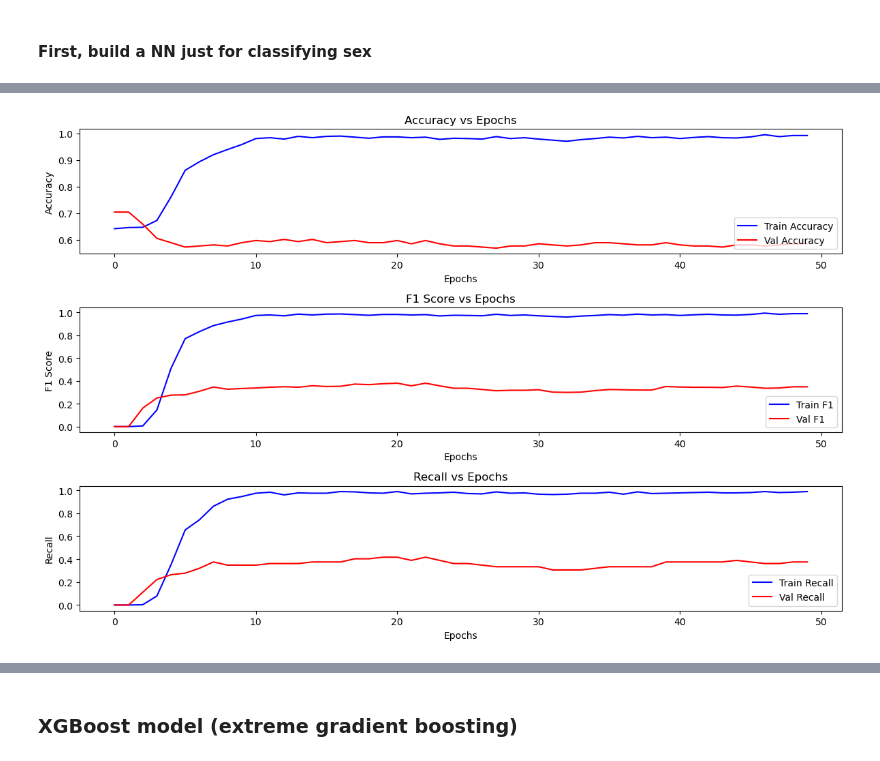
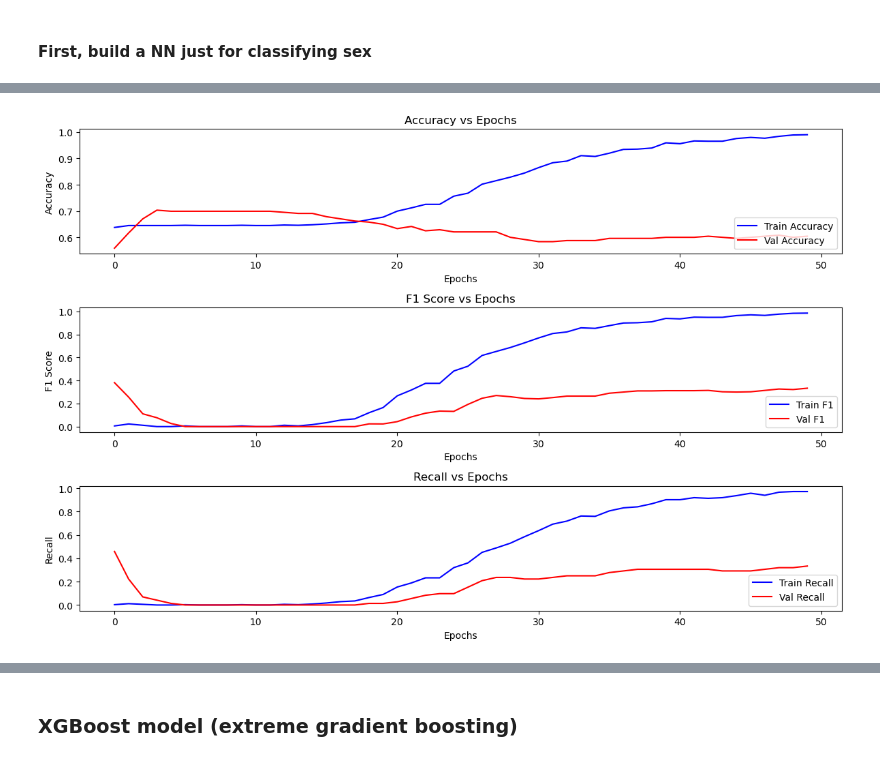
Before and after one commit to itszoetom/WiDSdatathon, a Jupyter notebook: model/model.ipynb, the cells around one changed output, grey strips where cells are left out. Drawn from its saved outputs; the diff is of its cells as text; code cells hidden in the pictures.

```diff
--- a/model/model.ipynb
+++ b/model/model.ipynb
@@ -316,8 +379,8 @@ y_adhd = train_soln["ADHD_Outcome"]
 #### First, build a NN just for classifying sex
 # %%
 # Split into train and validation using y_sex
-X_train, X_val, y_train_sex, y_val_sex = train_test_split(
-    X, y_sex, test_size=0.2, random_state=42
+X_train, X_val, y_train_sex, y_val_sex, y_train_adhd, y_val_adhd = train_test_split(
+    X, y_sex, y_adhd, test_size=0.2, random_state=42
 )
 # %%
 # Scale inputs
@@ -335,13 +402,19 @@ y_val_tensor = torch.tensor(y_val_sex.values, dtype=torch.float32).unsqueeze(1)
 from sklearn.utils.class_weight import compute_class_weight
 import torch
 
-# Assuming y_train_tensor contains the training labels
-class_weights = compute_class_weight(
-    class_weight="balanced", classes=[0, 1], y=y_train_tensor.numpy().flatten()
+class_weights_sex = compute_class_weight(
+    class_weight="balanced", classes=[0, 1], y=y_train_tensor_sex.numpy().flatten()
+)
+# Convert to tensor
+class_weights_sex = torch.tensor(class_weights_sex)
+
+
+class_weights_adhd = compute_class_weight(
+    class_weight="balanced", classes=[0, 1], y=y_train_tensor_adhd.numpy().flatten()
 )
 
 # Convert to tensor
-class_weights = torch.tensor(class_weights, dtype=torch.float32)
+class_weights_adhd = torch.tensor(class_weights_adhd)
 # %%
 class SimpleNN(nn.Module):
     def __init__(self, input_dim):
@@ -364,18 +437,15 @@ class SimpleNN(nn.Module):
         return x
 # %%
 # Instantiate model
-model = SimpleNN(input_dim=X_train.shape[1])
+model_sex = SimpleNN(input_dim=X_train.shape[1])
 
 # Define loss and optimizer
 criterion = nn.BCEWithLogitsLoss(
-    pos_weight=class_weights[1]
+    pos_weight=class_weights_sex[1]
 )  # weight for the minority class
 
-# Want to penalize misclassification of females as males
-# and take into account that the training set has 2x as many males as females
-pos_weight = torch.tensor([2.0])
 # criterion = nn.BCEWithLogitsLoss(pos_weight = pos_weight)
-optimizer = torch.optim.Adam(model.parameters(), lr=0.01, weight_decay=1e-3)
+optimizer = torch.optim.Adam(model_sex.parameters(), lr=0.001, weight_decay=1e-5)
 
 # Initialize lists to store metrics
 train_acc_list = []
@@ -385,22 +455,22 @@ val_acc_list = []
 val_f1_list = []
 val_recall_list = []
 
-# Training loop
+# Training loop for sex classification
 n_epochs = 50
 for epoch in range(n_epochs):
-    model.train()
+    model_sex.train()
 
     # Forward pass
-    outputs = model(X_train_tensor)
-    loss = criterion(outputs, y_train_tensor)
+    outputs = model_sex(X_train_tensor)
+    loss = criterion(outputs, y_train_tensor_sex)
 
     # Apply threshold to get binary predictions
     preds_train = (outputs > 0.5).float()
 
     # Compute metrics for training
-    train_acc = accuracy_score(y_train_tensor.numpy(), preds_train.numpy())
-    train_f1 = f1_score(y_train_tensor.numpy(), preds_train.numpy())
-    train_recall = recall_score(y_train_tensor.numpy(), preds_train.numpy())
+    train_acc = accuracy_score(y_train_tensor_sex.numpy(), preds_train.numpy())
+    train_f1 = f1_score(y_train_tensor_sex.numpy(), preds_train.numpy())
+    train_recall = recall_score(y_train_tensor_sex.numpy(), preds_train.numpy())
 
     # Append metrics to lists
     train_acc_list.append(train_acc)
@@ -413,19 +483,19 @@ for epoch in range(n_epochs):
     optimizer.step()
 
     # Validation
-    model.eval()
+    model_sex.eval()
     with torch.no_grad():
-        outputs = model(X_val_tensor)
+        outputs = model_sex(X_val_tensor)
         val_loss = criterion(
-            outputs, y_val_tensor
+            outputs, y_val_tensor_sex
         )  # <--- add this line to compute validation loss
         preds = torch.sigmoid(outputs)
         preds_val = (preds > 0.5).float()
 
         # Compute metrics for validation
-        val_acc = accuracy_score(y_val_tensor.numpy(), preds_val.numpy())
-        val_f1 = f1_score(y_val_tensor.numpy(), preds_val.numpy())
-        val_recall = recall_score(y_val_tensor.numpy(), preds_val.numpy())
+        val_acc = accuracy_score(y_val_tensor_sex.numpy(), preds_val.numpy())
+        val_f1 = f1_score(y_val_tensor_sex.numpy(), preds_val.numpy())
+        val_recall = recall_score(y_val_tensor_sex.numpy(), preds_val.numpy())
 
         # Append validation metrics to lists
         val_acc_list.append(val_acc)
@@ -487 +557 @@ Epoch [45/50] - Train Loss: 0.0470 - Val Loss: 3.1256 - Train Accuracy: 0.9866 -
-[figure, old version]
+[figure, new version]
```
Also changed, not shown: parts of 33 cells of this notebook, 3 other files.
